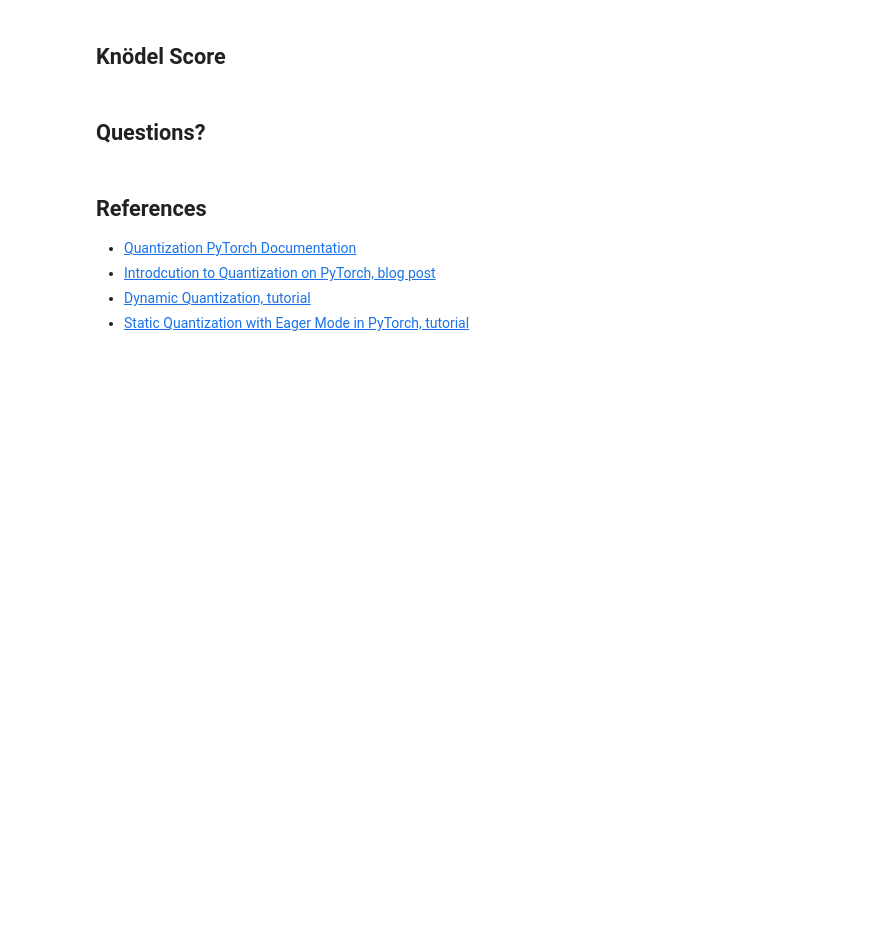
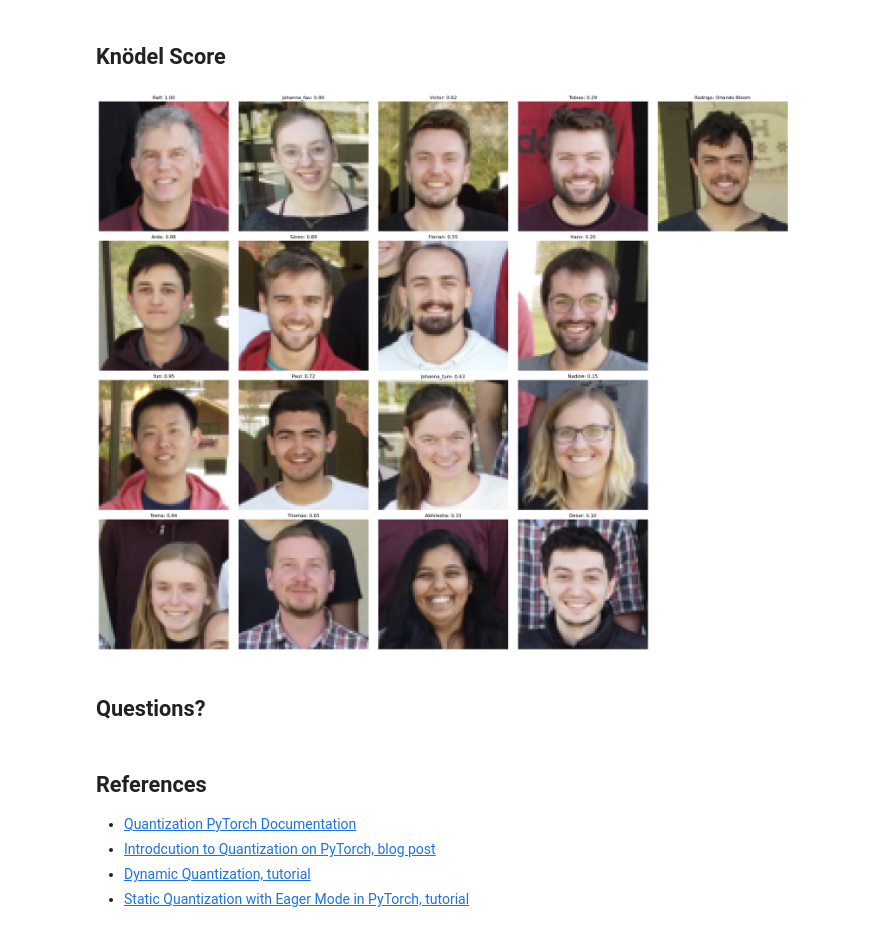
Before and after one commit to juelg/Knoedel, a Jupyter notebook: pytorch_quant.ipynb, the cells around one changed output. Saved outputs shown, nothing was run; the diff lists cells and outputs as text; code cells hidden in the pictures; blank space fills up the shorter version.

```diff
--- a/pytorch_quant.ipynb
+++ b/pytorch_quant.ipynb
@@ -580,5 +617,9 @@ create_table(results, title="Training Results")
 # %% [markdown]
 ## Knödel Score
+# %%
+predict_faces(model_fp32)
+# %% [output]
+[figure, added]
 # %% [markdown]
 ## Questions?
 # %% [markdown]
```
Also changed, not shown: parts of 10 cells of this notebook, 3 other files.
